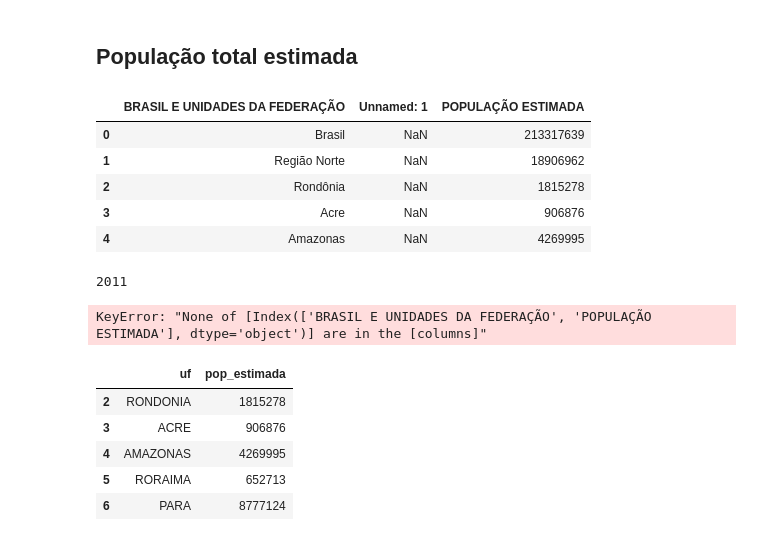
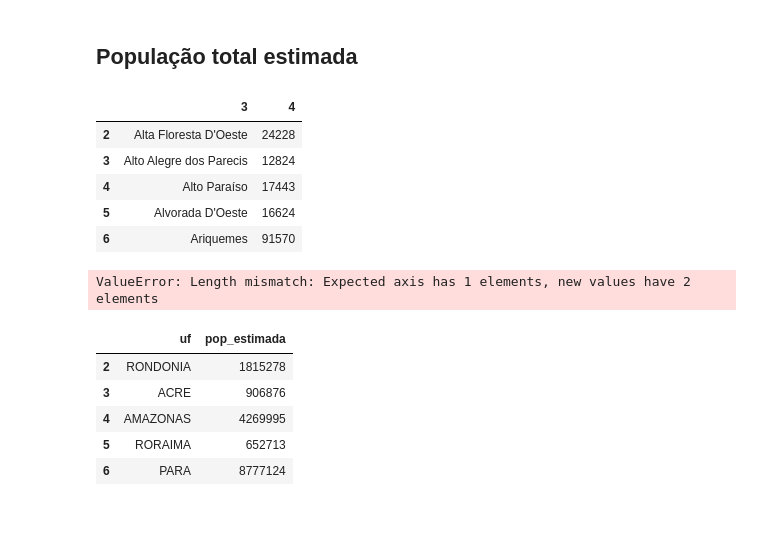
Before and after one commit to Nico-lly/qd_cegonha, a Jupyter notebook: 1_Seleção_de_variáveis_construção_de_index_e_consolidação_dos_dados.ipynb, the cells around one changed output. Saved outputs shown, nothing was run; the diff lists cells and outputs as text; code cells hidden in the pictures.

```diff
--- a/1_Seleção_de_variáveis_construção_de_index_e_consolidação_dos_dados.ipynb
+++ b/1_Seleção_de_variáveis_construção_de_index_e_consolidação_dos_dados.ipynb
@@ -356,37 +356,47 @@ anos_lista = ['2011', '2012', '2013', '2014', '2015', '2016', '2017', '2018', '2
 PATH = '/content/drive/MyDrive/bases_rede_cegonha_OKBR/IBGE/Estimativa populacional'
 files = os.listdir(PATH)
 # %%
-ano = '2021'
+ano = '2011'
 arquivo_pop_ano = PATH + f'/estimativa_{ano}.xls'
-df_pop_ano = pd.read_excel(arquivo_pop_ano, skiprows= (1))
+df_pop_ano = pd.read_excel(arquivo_pop_ano, skiprows= (1), header = None)
+df_pop_ano = df_pop_ano.iloc[2:33, :]
+df_pop_ano = df_pop_ano.iloc[:, 3:5]
 df_pop_ano.head()
 # %% [output]
-|  | BRASIL E UNIDADES DA FEDERAÇÃO | Unnamed: 1 | POPULAÇÃO ESTIMADA |
-| 0 | Brasil | NaN | 213317639 |
-| 1 | Região Norte | NaN | 18906962 |
-| 2 | Rondônia | NaN | 1815278 |
-| 3 | Acre | NaN | 906876 |
-| 4 | Amazonas | NaN | 4269995 |
+|  | 3 | 4 |
+| 2 | Alta Floresta D'Oeste | 24228 |
+| 3 | Alto Alegre dos Parecis | 12824 |
+| 4 | Alto Paraíso | 17443 |
+| 5 | Alvorada D'Oeste | 16624 |
+| 6 | Ariquemes | 91570 |
 # %%
 df_populacao = pd.DataFrame(columns = ['uf', 'pop_estimada', 'ano'])
 
 for ano in anos_lista:
 
   arquivo_pop_ano = PATH + f'/estimativa_{ano}.xls'
-  df_pop_ano = pd.read_excel(arquivo_pop_ano, skiprows= (1))
 
+  if ano < '2017':
+    df_pop_ano = pd.read_excel(arquivo_pop_ano, skiprows= (1), header = None)
+    df_pop_ano = df_pop_ano.iloc[2:33, :]
+    df_pop_ano = df_pop_ano.iloc[:, 3:4]
+    #df_pop_ano.columns = ['uf', 'pop_estimada']
+
+  elif ano >= '2017':
+    df_pop_ano = pd.read_excel(arquivo_pop_ano, skiprows= (1))
+    df_pop_ano = df_pop_ano.iloc[1:33, :]
+    df_pop_ano = df_pop_ano[['BRASIL E UNIDADES DA FEDERAÇÃO', 'POPULAÇÃO ESTIMADA']]
+    #df_pop_ano.rename(columns = {'BRASIL E UNIDADES DA FEDERAÇÃO': 'uf', 'POPULAÇÃO ESTIMADA': 'pop_estimada'}, inplace = True)
+
+  df_pop_ano.columns = ['uf', 'pop_estimada']
   df_pop_ano['ano'] = ano
-  df_pop_ano = df_pop_ano[['BRASIL E UNIDADES DA FEDERAÇÃO', 'POPULAÇÃO ESTIMADA']]
-  df_pop_ano.rename(columns = {'BRASIL E UNIDADES DA FEDERAÇÃO': 'uf', 'POPULAÇÃO ESTIMADA': 'pop_estimada'}, inplace = True)
-  df_pop_ano = df_pop_ano.iloc[1:33, :]
   id_drop = df_pop_ano[df_pop_ano['uf'].str.contains('região', case=False, na=False)].index
   df_pop_ano.drop(id_drop, inplace = True)
   df_pop_ano['uf'] = df_pop_ano['uf'].apply(lambda x: unidecode(x.upper()))
 
   df_populacao = pd.concat([df_pop_ano, df_populacao], ignore_index=True)
 # %% [output]
-2011
+ValueError: Length mismatch: Expected axis has 1 elements, new values have 2 elements
-KeyError: "None of [Index(['BRASIL E UNIDADES DA FEDERAÇÃO', 'POPULAÇÃO ESTIMADA'], dtype='object')] are in the [columns]"
 # %%
 df_populacao['ano'].unique()
 # %% [output]
```
